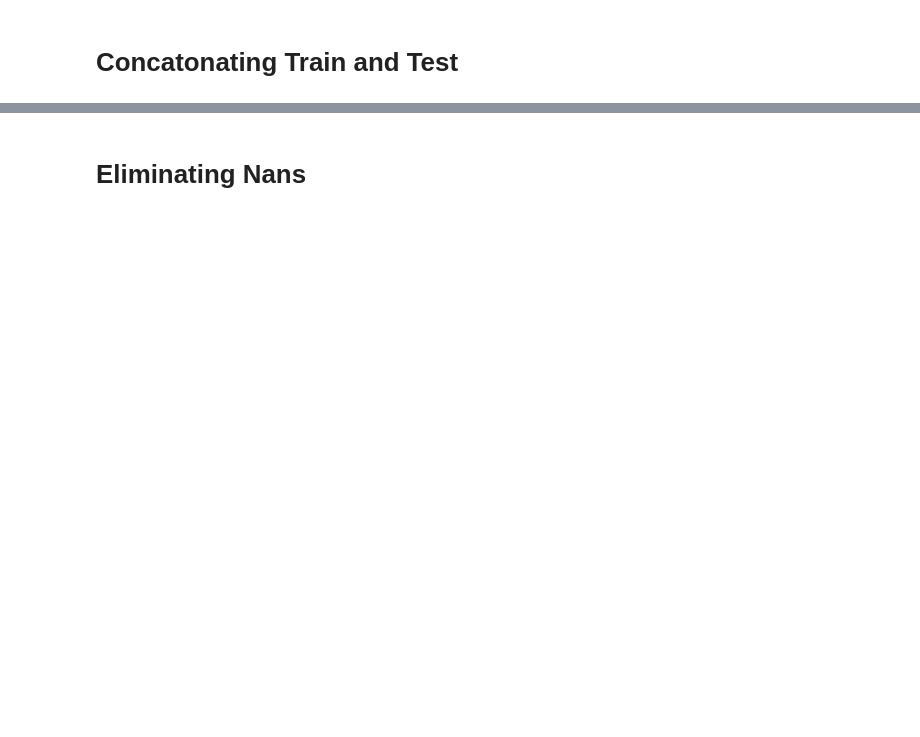
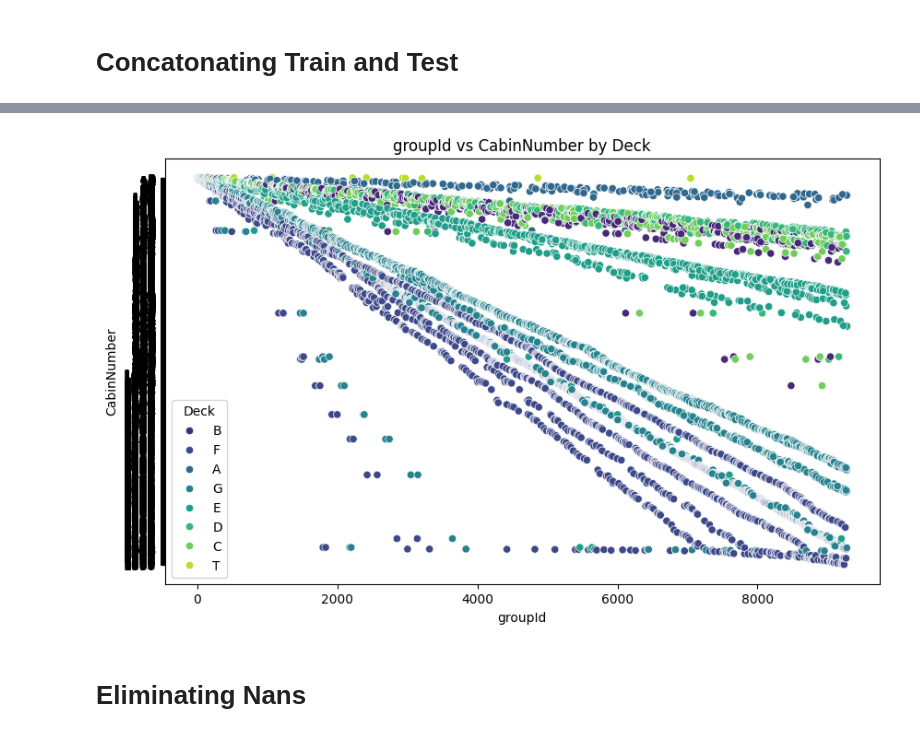
Before and after one commit to samcohen1/BigMenDoingASecondProject, a Jupyter notebook: project.ipynb, the cells around one changed output, grey strips where cells are left out. Saved outputs shown, nothing was run; the diff lists cells and outputs as text; code cells hidden in the pictures; blank space fills up the shorter version.

```diff
--- a/project.ipynb
+++ b/project.ipynb
@@ -126,0 +106,18 @@ all_df[bool_columns] = all_df[bool_columns].astype(int)
+# %%
+# First, lets separate the data in the cabin column into it's respective pieces of data
+cabin_split = all_df['Cabin'].str.split('/', expand=True)
+cabin_split.columns = ['Deck', 'Room_Number', 'Side']
+new_df = pd.concat([all_df, cabin_split], axis=1)
+all_df = new_df
+all_df.drop(columns=['Cabin'], inplace=True)
+all_df['Room_Number'] = all_df['Room_Number']
+# %%
+# Passenger ID into group ID
+id_split = all_df['PassengerId'].str.split('_', expand=True)
+id_split.columns = ['GroupId', "Index"]
+new_df = pd.concat([all_df, id_split], axis=1)
+all_df = new_df
+all_df.drop(columns=['PassengerId', 'Index'], inplace=True)
+all_df['GroupId'] = all_df['GroupId'].astype(int)
+
+all_df.head()
@@ -127,3 +131,17 @@ all_df[bool_columns] = all_df[bool_columns].astype(int)
+# %%
+# Create the plot
+plt.figure(figsize=(10, 6))  # Adjust the figure size as necessary
+sns.scatterplot(data=all_df, x='GroupId', y='Room_Number', hue='Deck', palette='viridis', legend='full')
+
+# Enhance the plot
+plt.title('groupId vs CabinNumber by Deck')
+plt.xlabel('groupId')
+plt.ylabel('CabinNumber')
+plt.legend(title='Deck')
+
+plt.show()
+# %% [output]
+[figure, added]
 # %% [markdown]
 # Eliminating Nans
 # %%
```
Also changed, not shown: parts of 24 cells of this notebook.
